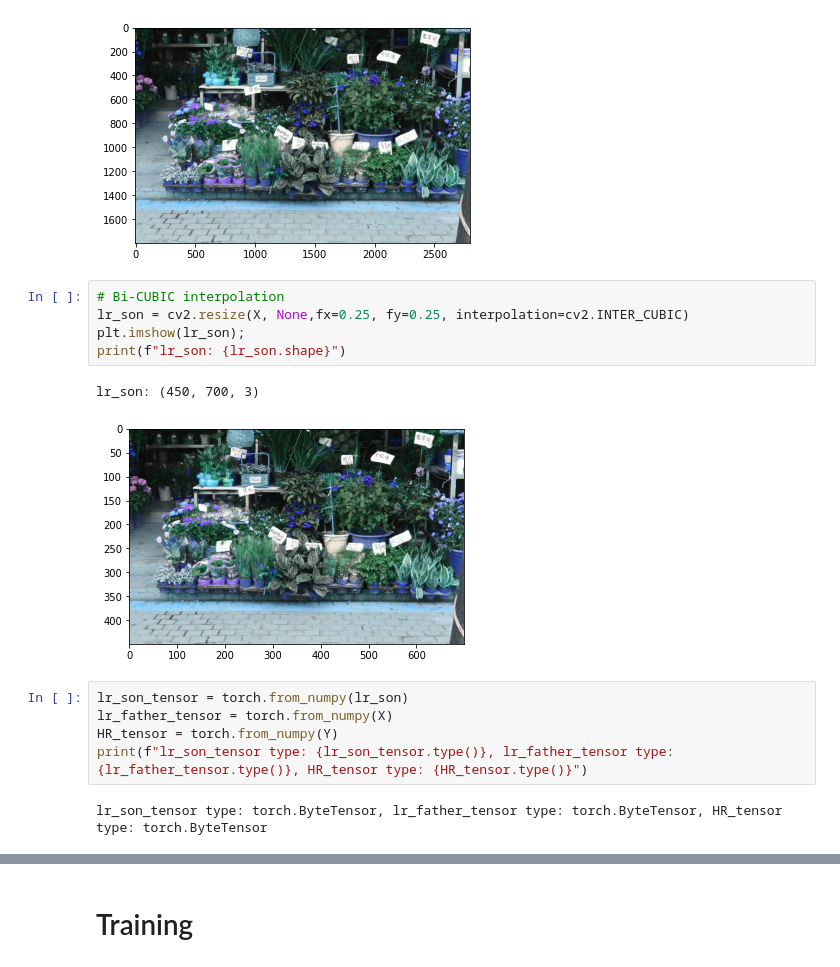
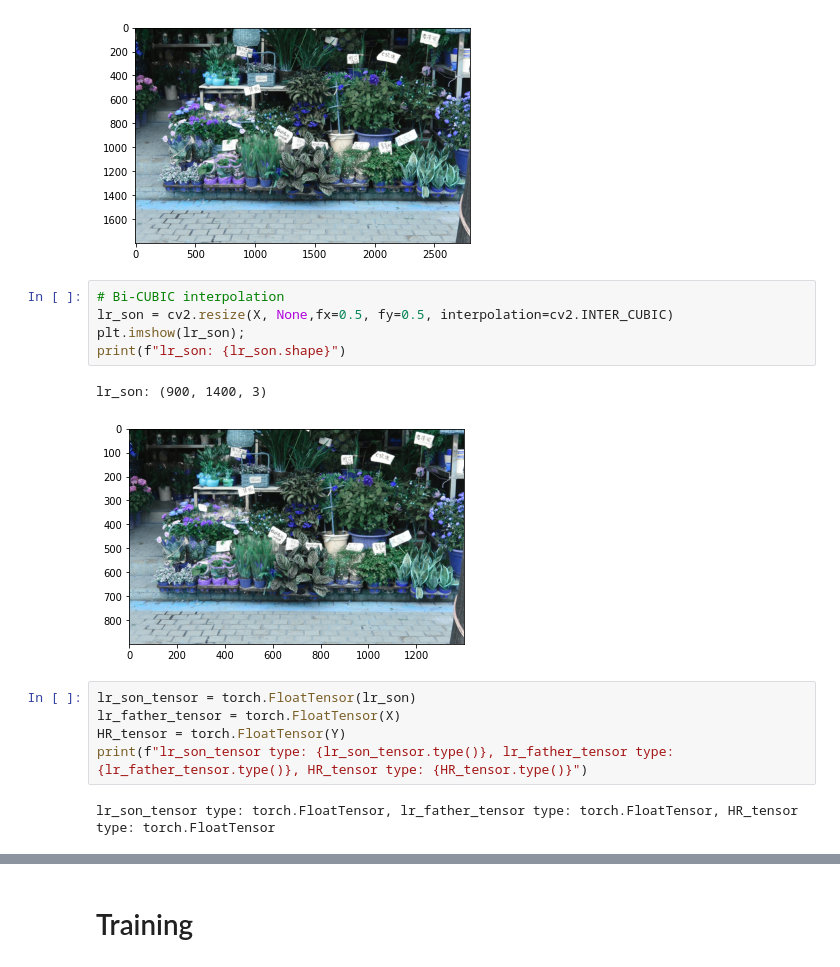
Before and after one commit to ecacikgoz97/Comp411-511_Project, a Jupyter notebook: main_project.ipynb, the cells around one changed output, grey strips where cells are left out. Drawn from its saved outputs; the diff is of its cells as text.

```diff
--- a/main_project.ipynb
+++ b/main_project.ipynb
@@ -26,19 +26,19 @@ Y: (3600, 5600, 3)
 [figure]
 # %%
 # Bi-CUBIC interpolation
-lr_son = cv2.resize(X, None,fx=0.25, fy=0.25, interpolation=cv2.INTER_CUBIC)
+lr_son = cv2.resize(X, None,fx=0.5, fy=0.5, interpolation=cv2.INTER_CUBIC)
 plt.imshow(lr_son);
 print(f"lr_son: {lr_son.shape}")
 # %% [output]
-lr_son: (450, 700, 3)
+lr_son: (900, 1400, 3)
-[figure, old version]
+[figure, new version]
 # %%
-lr_son_tensor = torch.from_numpy(lr_son)
-lr_father_tensor = torch.from_numpy(X)
-HR_tensor = torch.from_numpy(Y)
+lr_son_tensor = torch.FloatTensor(lr_son)
+lr_father_tensor = torch.FloatTensor(X)
+HR_tensor = torch.FloatTensor(Y)
 print(f"lr_son_tensor type: {lr_son_tensor.type()}, lr_father_tensor type: {lr_father_tensor.type()}, HR_tensor type: {HR_tensor.type()}")
 # %% [output]
-lr_son_tensor type: torch.ByteTensor, lr_father_tensor type: torch.ByteTensor, HR_tensor type: torch.ByteTensor
+lr_son_tensor type: torch.FloatTensor, lr_father_tensor type: torch.FloatTensor, HR_tensor type: torch.FloatTensor
 # %%
 print(f"lr_son: {lr_son_tensor.shape}, lr_father: {lr_father_tensor.shape}, HR: {HR_tensor.shape}")
 lr_son, lr_father, HR = lr_son_tensor.unsqueeze(0), lr_father_tensor.unsqueeze(0), HR_tensor.unsqueeze(0)
```
Also changed, not shown: parts of 4 cells of this notebook, 1 other file.
